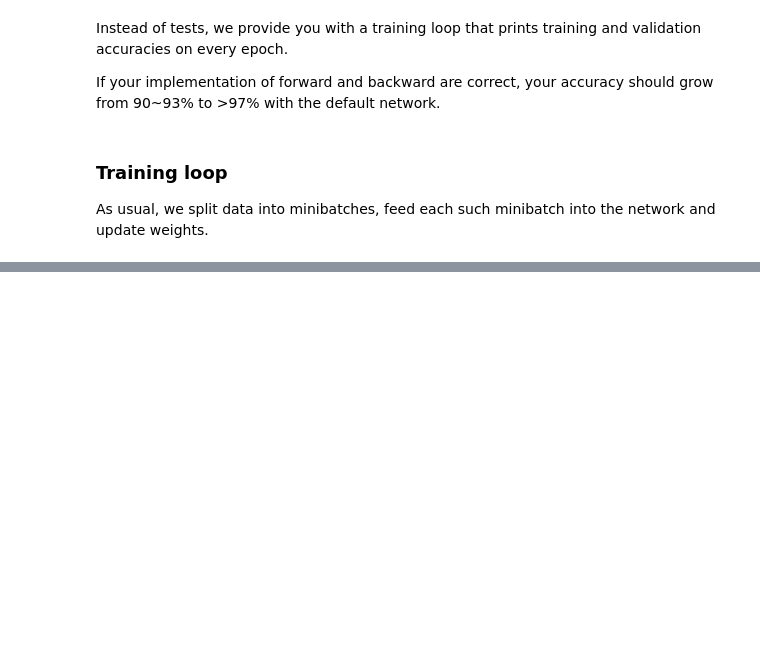
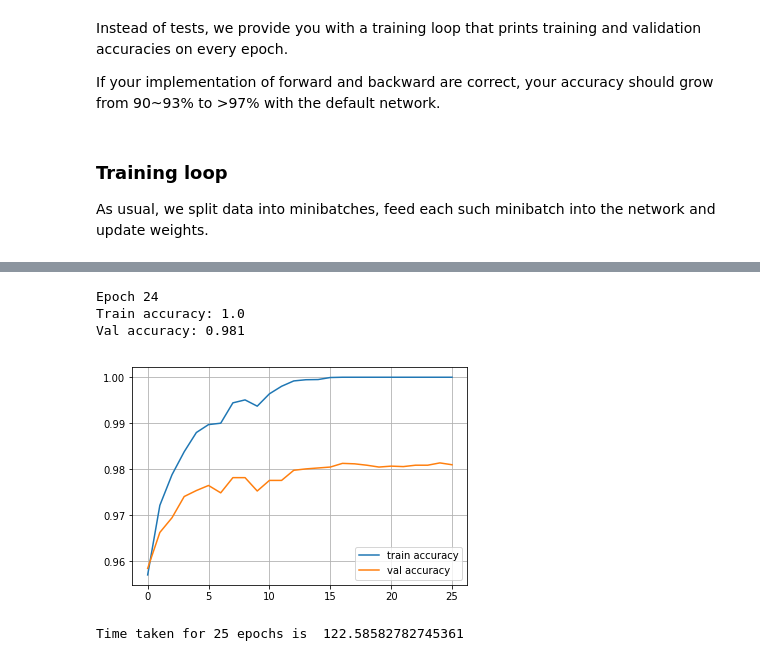
Before and after one commit to harigovind-s-menon/Course_1-Introduction-to-Deep_Learning, a Jupyter notebook: week2/Programming Assignment 2 - Numpy Neural networks.ipynb, the cells around one changed output, grey strips where cells are left out. Saved outputs shown, nothing was run; the diff lists cells and outputs as text; code cells hidden in the pictures; blank space fills up the shorter version.

```diff
--- a/week2/Programming Assignment 2 - Numpy Neural networks.ipynb
+++ b/week2/Programming Assignment 2 - Numpy Neural networks.ipynb
@@ -445,0 +589,41 @@ As a bonus assignment (no points, just swag), consider implementing Batch Normal
+# %%
+#### New Network
+network = []
+network.append(Dense(X_train.shape[1],100))
+network.append(ReLU())
+network.append(Dense(100,200))
+network.append(ReLU())
+network.append(Dense(200,10))
+# %%
+from IPython.display import clear_output
+new_train_log = []
+new_val_log = []
+log_new = pd.DataFrame(columns=['Epoch', 'Train_Acc_new', 'Valid_Acc_new', 'Time_new'])
+# %%
+a = time.time()
+for epoch in range(25):
+
+    for x_batch,y_batch in iterate_minibatches(X_train,y_train,batchsize=32,shuffle=True):
+        train(network,x_batch,y_batch)
+
+    new_train_log.append(np.mean(predict(network,X_train)==y_train))
+    new_val_log.append(np.mean(predict(network,X_val)==y_val))
+    temp = pd.DataFrame({'Epoch': [epoch+1], 'Train_Acc_new': [np.mean(predict(network,X_train)==y_train)], 'Valid_Acc_new': [np.mean(predict(network,X_val)==y_val)], 'Time_new': [time.time()-a]})
+    log_new = log_new.append(temp)
+
+    clear_output()
+    print("Epoch",epoch)
+    print("Train accuracy:",new_train_log[-1])
+    print("Val accuracy:",new_val_log[-1])
+    plt.plot(new_train_log,label='train accuracy')
+    plt.plot(new_val_log,label='val accuracy')
+    plt.legend(loc='best')
+    plt.grid()
+    plt.show()
+print("Time taken for 25 epochs is ", time.time()-a)
+# %% [output]
+Epoch 24
+Train accuracy: 1.0
+Val accuracy: 0.981
+[figure, added]
+Time taken for 25 epochs is  122.58582782745361
```
Also changed, not shown: parts of 17 cells of this notebook.
